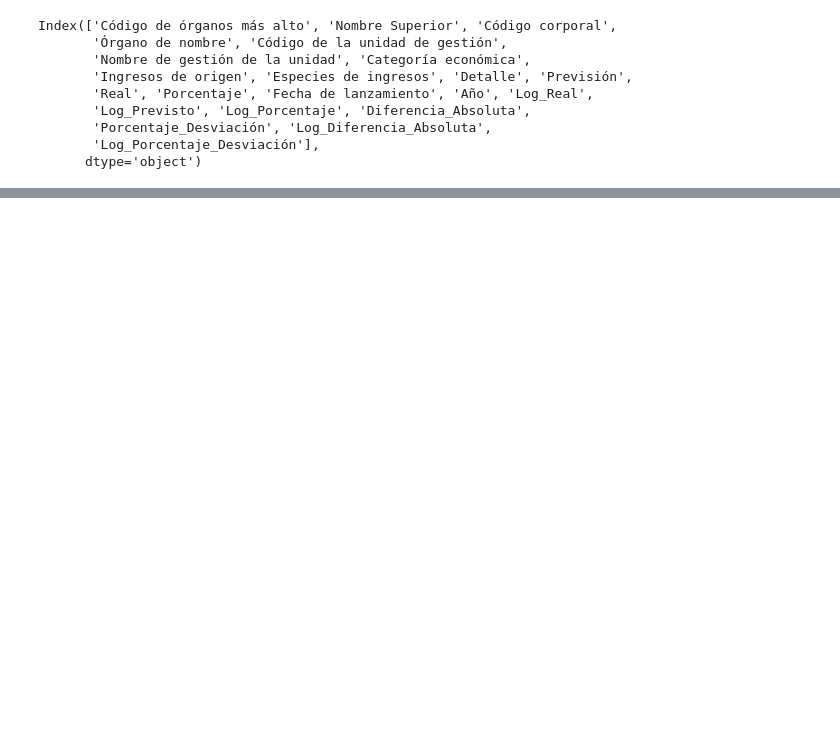
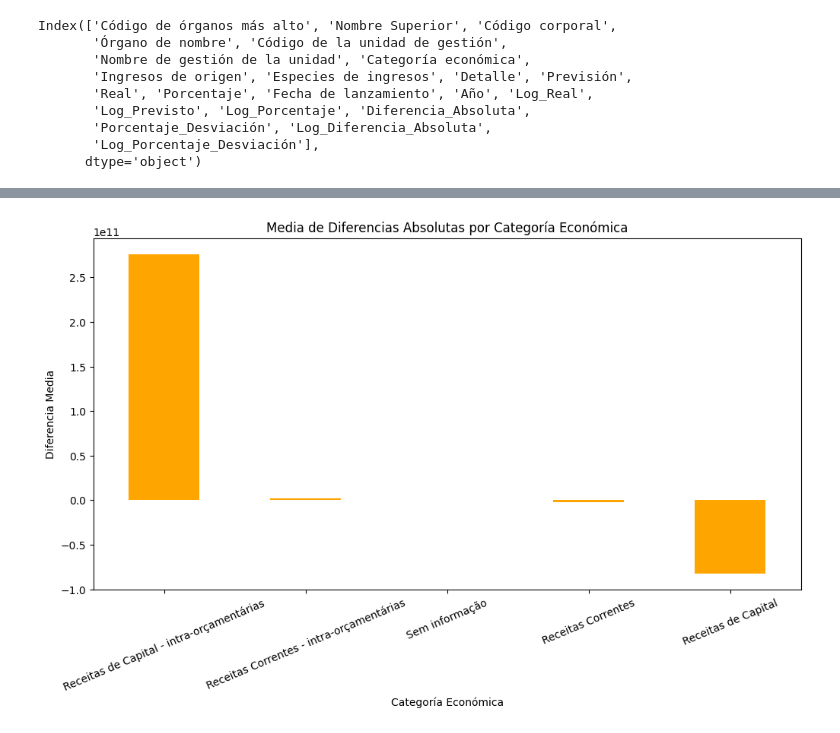
Before and after one commit to marta-ba/Proyecto2-Insights-Brasil, a Jupyter notebook: Proyecto_EDA_Brasil.ipynb, the cells around one changed output, grey strips where cells are left out. Saved outputs shown, nothing was run; the diff lists cells and outputs as text; code cells hidden in the pictures; blank space fills up the shorter version.

```diff
--- a/Proyecto_EDA_Brasil.ipynb
+++ b/Proyecto_EDA_Brasil.ipynb
@@ -891,0 +910,22 @@ Index(['Código de órganos más alto', 'Nombre Superior', 'Código corporal',
+# %%
+# Agrupar por categoría económica y calcular solo la media y la mediana
+agrupado_categoria = df.groupby('Categoría económica').agg({
+    'Diferencia_Absoluta': 'mean',  # Media de la diferencia absoluta
+    'Porcentaje_Desviación': 'mean' # Media del desviación porcentaje
+}).reset_index()
+
+# Renombrar columnas para mayor claridad
+agrupado_categoria.columns = ['Categoría económica', 'Diferencia_Media', 'Porcentaje_Realizado_Medio']
+
+# Ordenar por la diferencia media
+agrupado_categoria.sort_values(by='Diferencia_Media', ascending=False, inplace=True)
+
+# Visualizar con un gráfico de barras
+agrupado_categoria.plot(x='Categoría económica', y='Diferencia_Media', kind='bar', figsize=(12, 6), color='orange', legend=False)
+plt.title('Media de Diferencias Absolutas por Categoría Económica')
+plt.ylabel('Diferencia Media')
+plt.xlabel('Categoría Económica')
+plt.xticks(rotation=23)
+plt.show()
+# %% [output]
+[figure, added]
```
Also changed, not shown: parts of 28 cells of this notebook, 2 other files.
